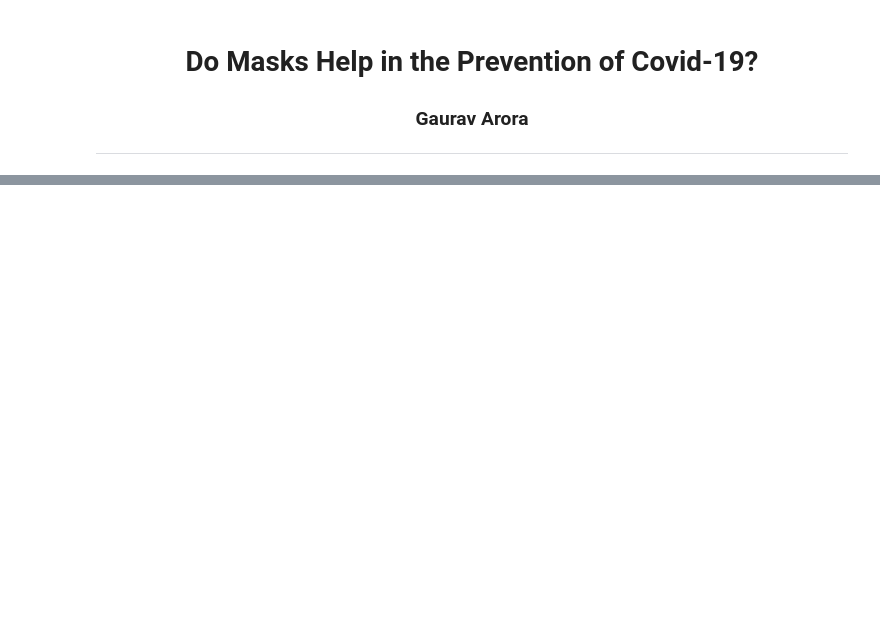
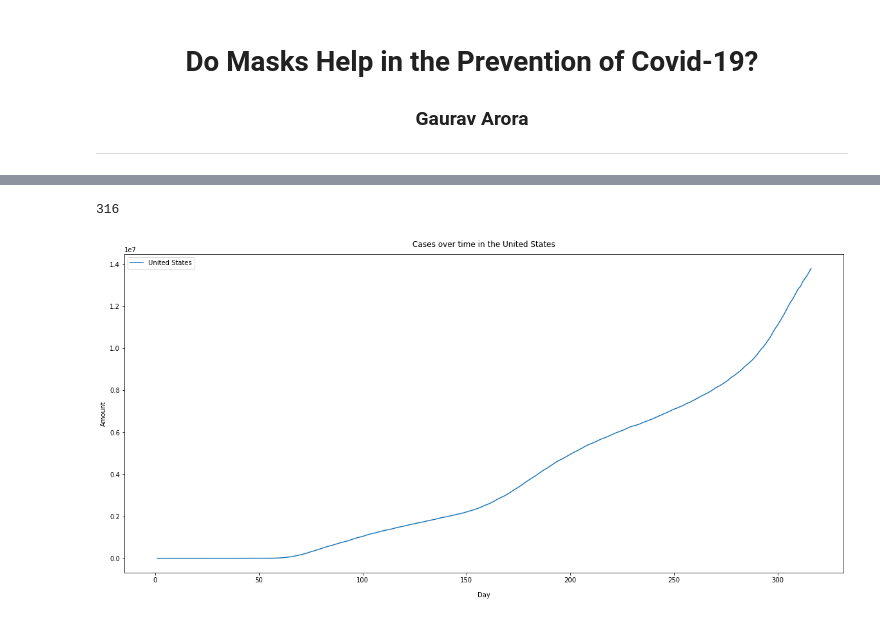
Before and after one commit to gauravsoccerstar/gauravsoccerstar.github.io, a Jupyter notebook: FinalProjectGauravArora.ipynb, the cells around one changed output, grey strips where cells are left out. Drawn from its saved outputs; the diff is of its cells as text; code cells hidden in the pictures; blank space fills up the shorter version.

```diff
--- a/FinalProjectGauravArora.ipynb
+++ b/FinalProjectGauravArora.ipynb
@@ -24,0 +271,4 @@ Successfully installed jupyterthemes-0.20.0 lesscpy-0.14.0 ply-3.11
+# %%
+new_df = pd.merge(new_df, data3,  how='left', left_on=['state'], right_on = ['NAME'])
+new_df = new_df.drop(columns=["SUMLEV","REGION","DIVISION","STATE","NAME","POPEST18PLUS2019","PCNT_POPEST18PLUS"])
+new_df
@@ -24,0 +293,21 @@ Successfully installed jupyterthemes-0.20.0 lesscpy-0.14.0 ply-3.11
+# %%
+new_df["pop_case"] = list1 = [0] * 4329
+for row_index,row in new_df.iterrows():
+    new_df.loc[row_index, 'pop_case'] = row["cases"]/row["POPESTIMATE2019"]
+new_df["next_day_results"] = list1 = [0] * 4329
+for row_index,row in new_df.iterrows():
+    if(row["day"] != 316):
+        result = new_df.loc[(new_df.day == (row["day"] + 1)) & (new_df.state == row["state"])]
+        for row_index1,row1 in result.iterrows():
+            new_df.loc[row_index, 'next_day_results'] = row1["cases"]
+
+new_df["pop_case_next"] = list1 = [0] * 4329
+for row_index,row in new_df.iterrows():
+    new_df.loc[row_index, 'pop_case_next'] = row["next_day_results"]/row["POPESTIMATE2019"]
+
+new_df["rate_totalpop"] = list1 = [0] * 4329
+new_df["ratechange_percentage"] = list1 = [0] * 4329
+for row_index,row in new_df.iterrows():
+    new_df.loc[row_index, 'rate_totalpop'] = row["next_day_results"] - row["cases"]
+    new_df.loc[row_index, 'ratechange_percentage'] = row["pop_case_next"] - row["pop_case"]
+new_df
@@ -24,0 +338,21 @@ Successfully installed jupyterthemes-0.20.0 lesscpy-0.14.0 ply-3.11
+# %%
+Trial_df1 = data.groupby(["day"]).sum()
+x = []
+y = []
+l = 1
+for row_index,row in Trial_df1.iterrows():
+    x.append(l)
+    y.append(row["cases"])
+    l = l+1
+fig6 = plt.figure(figsize =(20, 20))
+ax = fig6.add_subplot(2,1,1)
+ax.plot(x,y , label = "United States")
+ax.legend()
+ax.set_title('Cases over time in the United States',y=1.01)
+ax.set_xlabel('Day')
+ax.xaxis.set_label_coords(0.5, -0.06)
+ax.set_ylabel('Amount')
+fig7.show()
+# %% [output]
+316
+[figure, added]
```
Also changed, not shown: parts of 32 cells of this notebook, 5 other files.
